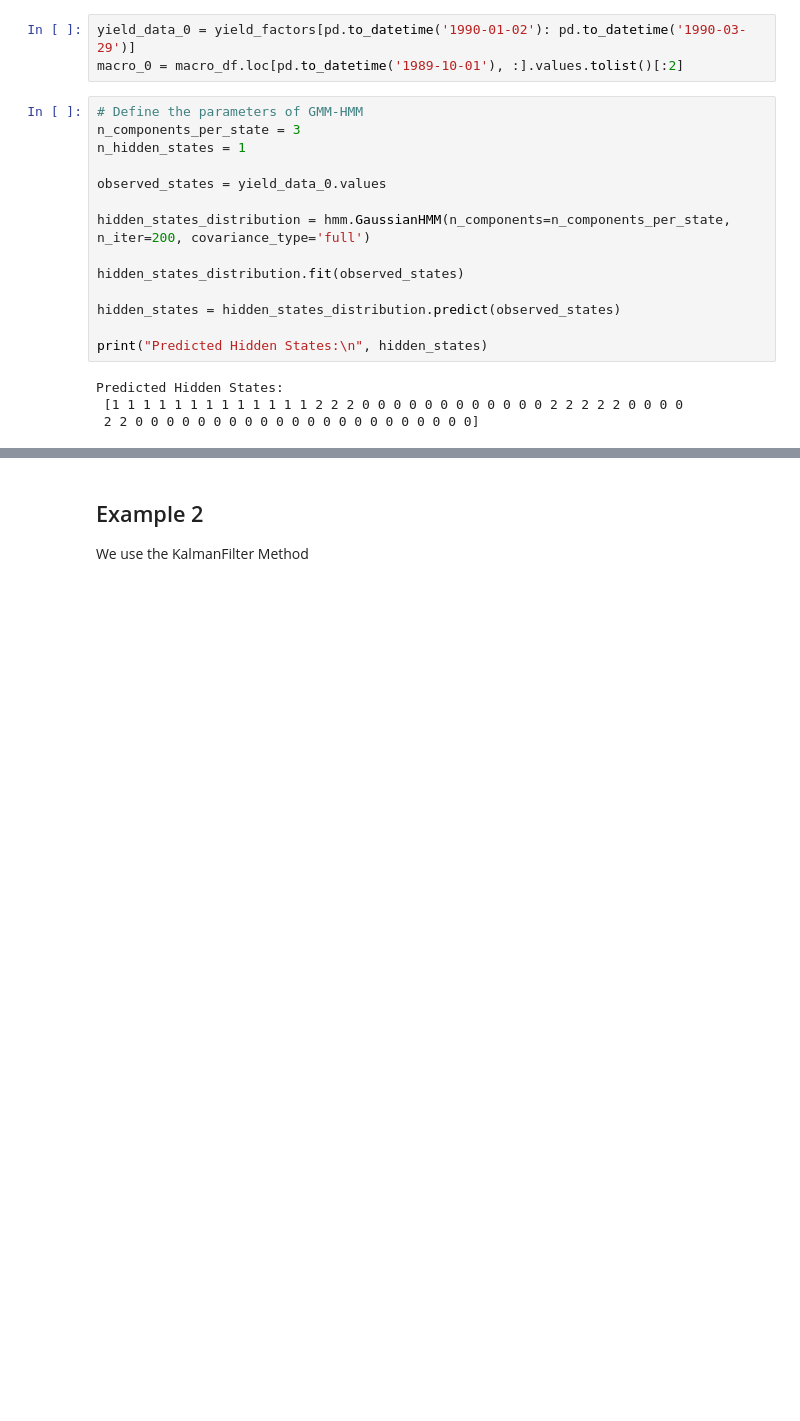
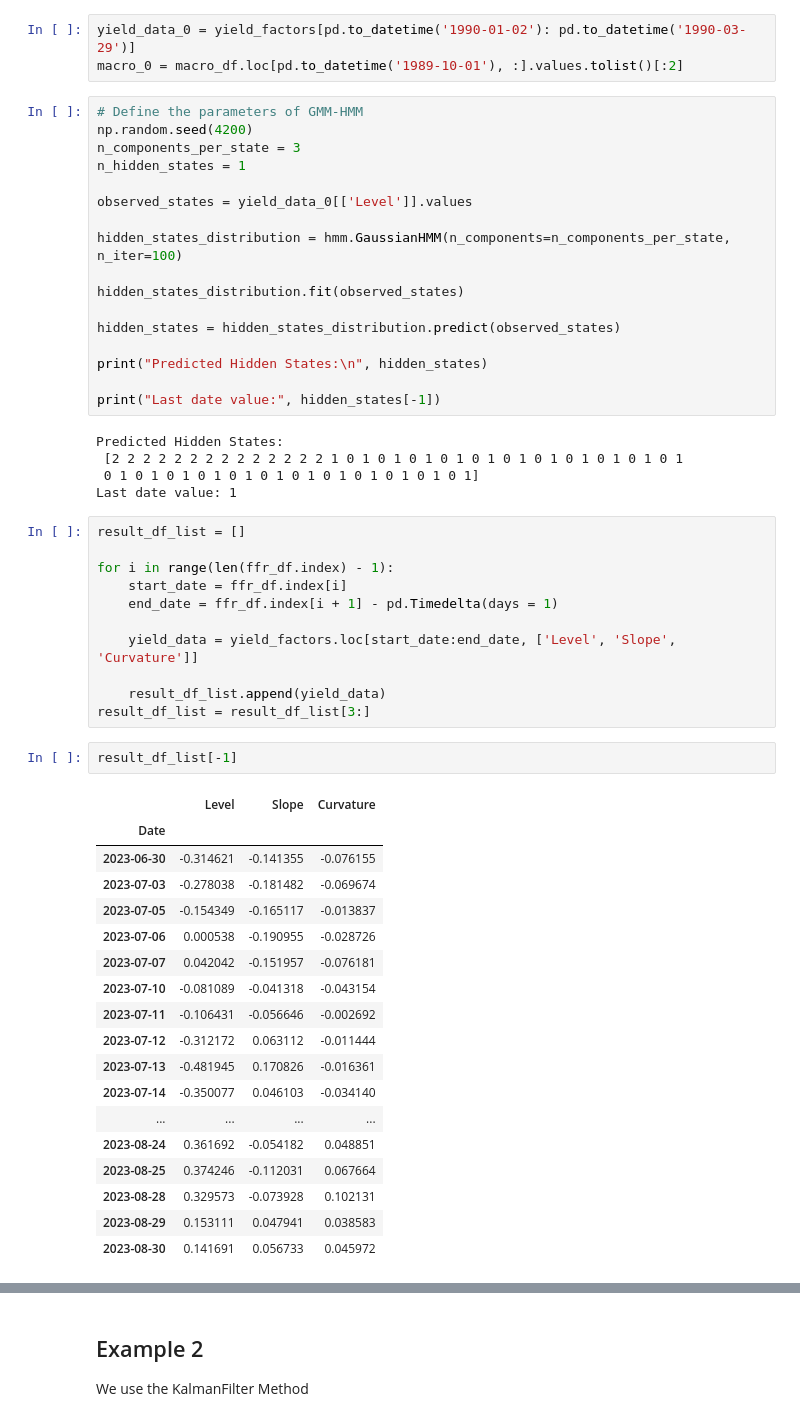
Before and after one commit to FanZixian/ECON_4200_GP, a Jupyter notebook: GMM-HMM Formulation.ipynb, the cells around one changed output, grey strips where cells are left out. Saved outputs shown, nothing was run; the diff lists cells and outputs as text; blank space fills up the shorter version.

```diff
--- a/GMM-HMM Formulation.ipynb
+++ b/GMM-HMM Formulation.ipynb
@@ -52,19 +52,55 @@ yield_data_0 = yield_factors[pd.to_datetime('1990-01-02'): pd.to_datetime('1990-
 macro_0 = macro_df.loc[pd.to_datetime('1989-10-01'), :].values.tolist()[:2]
 # %%
 # Define the parameters of GMM-HMM
+np.random.seed(4200)
 n_components_per_state = 3
 n_hidden_states = 1
 
-observed_states = yield_data_0.values
+observed_states = yield_data_0[['Level']].values
 
-hidden_states_distribution = hmm.GaussianHMM(n_components=n_components_per_state, n_iter=200, covariance_type='full')
+hidden_states_distribution = hmm.GaussianHMM(n_components=n_components_per_state, n_iter=100)
 
 hidden_states_distribution.fit(observed_states)
 
 hidden_states = hidden_states_distribution.predict(observed_states)
 
 print("Predicted Hidden States:\n", hidden_states)
+
+print("Last date value:", hidden_states[-1])
 # %% [output]
 Predicted Hidden States:
- [1 1 1 1 1 1 1 1 1 1 1 1 1 2 2 2 0 0 0 0 0 0 0 0 0 0 0 0 2 2 2 2 2 0 0 0 0
- 2 2 0 0 0 0 0 0 0 0 0 0 0 0 0 0 0 0 0 0 0 0 0 0]
+ [2 2 2 2 2 2 2 2 2 2 2 2 2 2 1 0 1 0 1 0 1 0 1 0 1 0 1 0 1 0 1 0 1 0 1 0 1
+ 0 1 0 1 0 1 0 1 0 1 0 1 0 1 0 1 0 1 0 1 0 1 0 1]
+Last date value: 1
+# %%
+result_df_list = []
+
+for i in range(len(ffr_df.index) - 1):
+    start_date = ffr_df.index[i]
+    end_date = ffr_df.index[i + 1] - pd.Timedelta(days = 1)
+
+    yield_data = yield_factors.loc[start_date:end_date, ['Level', 'Slope', 'Curvature']]
+
+    result_df_list.append(yield_data)
+result_df_list = result_df_list[3:]
+# %%
+result_df_list[-1]
+# %% [output]
+|  | Level | Slope | Curvature |
+| Date |  |  |  |
+| 2023-06-30 | -0.314621 | -0.141355 | -0.076155 |
+| 2023-07-03 | -0.278038 | -0.181482 | -0.069674 |
+| 2023-07-05 | -0.154349 | -0.165117 | -0.013837 |
+| 2023-07-06 | 0.000538 | -0.190955 | -0.028726 |
+| 2023-07-07 | 0.042042 | -0.151957 | -0.076181 |
+| 2023-07-10 | -0.081089 | -0.041318 | -0.043154 |
+| 2023-07-11 | -0.106431 | -0.056646 | -0.002692 |
+| 2023-07-12 | -0.312172 | 0.063112 | -0.011444 |
+| 2023-07-13 | -0.481945 | 0.170826 | -0.016361 |
+| 2023-07-14 | -0.350077 | 0.046103 | -0.034140 |
+| ... | ... | ... | ... |
+| 2023-08-24 | 0.361692 | -0.054182 | 0.048851 |
+| 2023-08-25 | 0.374246 | -0.112031 | 0.067664 |
+| 2023-08-28 | 0.329573 | -0.073928 | 0.102131 |
+| 2023-08-29 | 0.153111 | 0.047941 | 0.038583 |
+| 2023-08-30 | 0.141691 | 0.056733 | 0.045972 |
```
Also changed, not shown: parts of 3 cells of this notebook, 3 other files.
